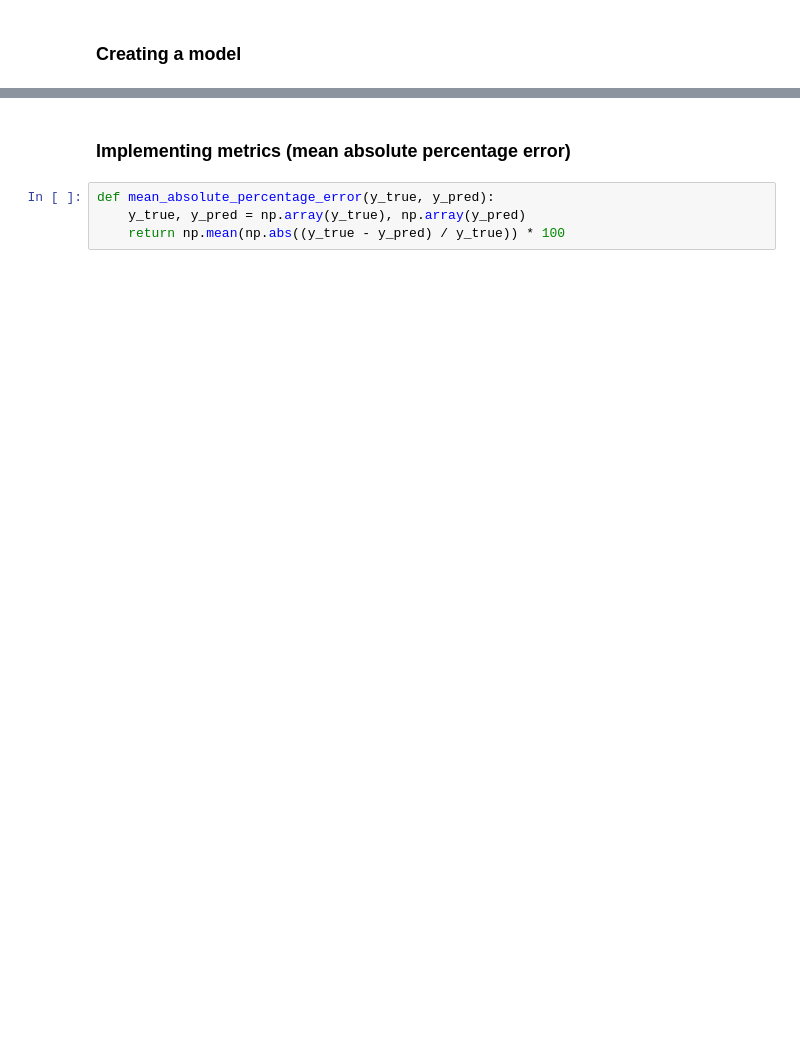
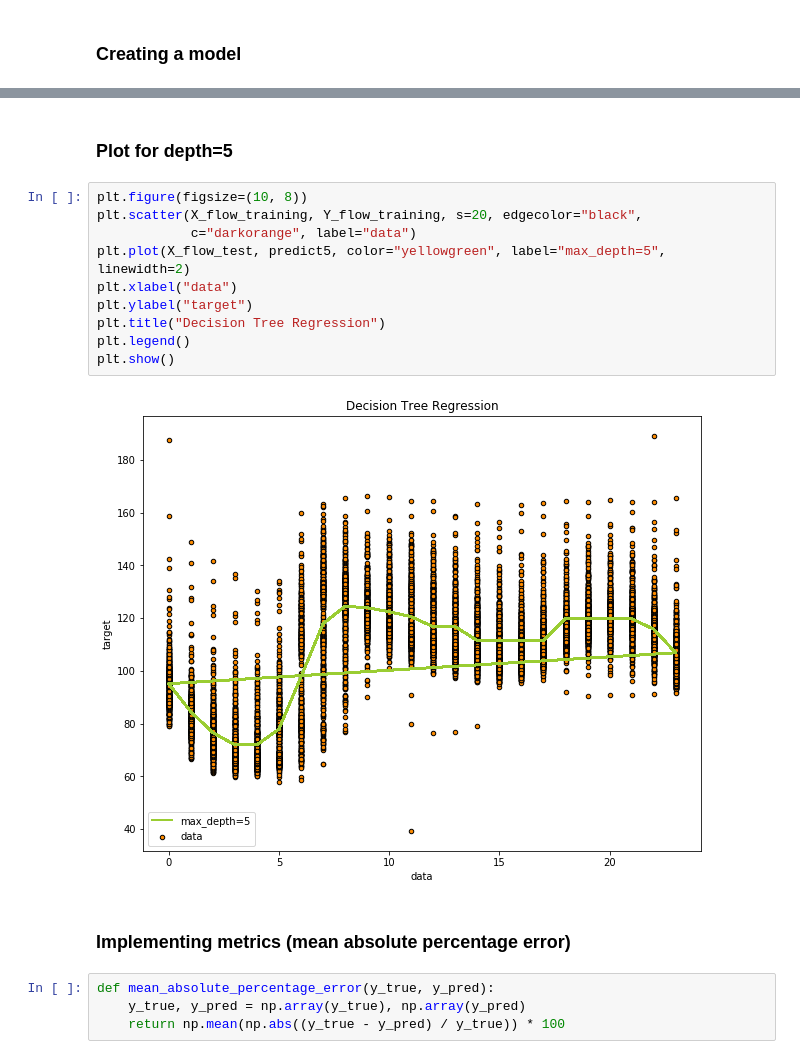
Before and after one commit to efemeryds/flow_exploration, a Jupyter notebook: notebooks/flow_prediction.ipynb, the cells around one changed output, grey strips where cells are left out. Cells and saved outputs as stored; diff of their text form; blank space fills up the shorter version.

```diff
--- a/notebooks/flow_prediction.ipynb
+++ b/notebooks/flow_prediction.ipynb
@@ -89,3 +133,17 @@ flow_test.head()
+# %% [markdown]
+### Plot for depth=5
+# %%
+plt.figure(figsize=(10, 8))
+plt.scatter(X_flow_training, Y_flow_training, s=20, edgecolor="black",
+            c="darkorange", label="data")
+plt.plot(X_flow_test, predict5, color="yellowgreen", label="max_depth=5", linewidth=2)
+plt.xlabel("data")
+plt.ylabel("target")
+plt.title("Decision Tree Regression")
+plt.legend()
+plt.show()
+# %% [output]
+[figure, added]
 # %% [markdown]
 ### Implementing metrics (mean absolute percentage error)
 # %%
```
Also changed, not shown: parts of 16 cells of this notebook.
